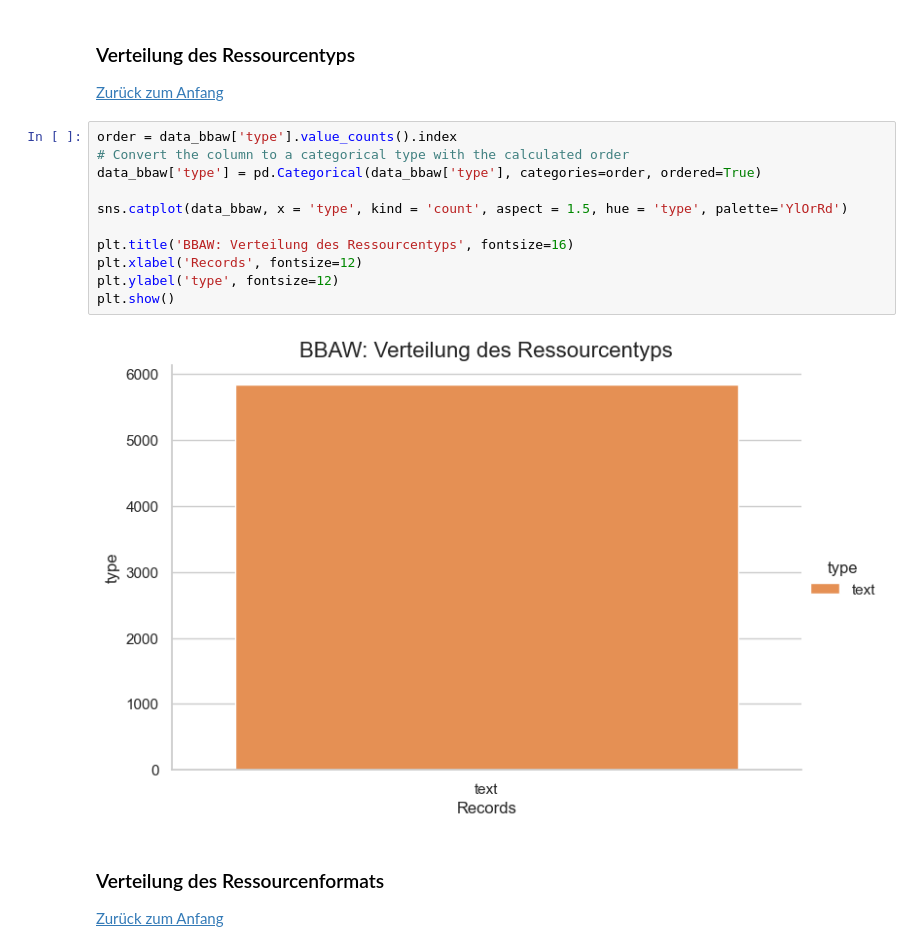
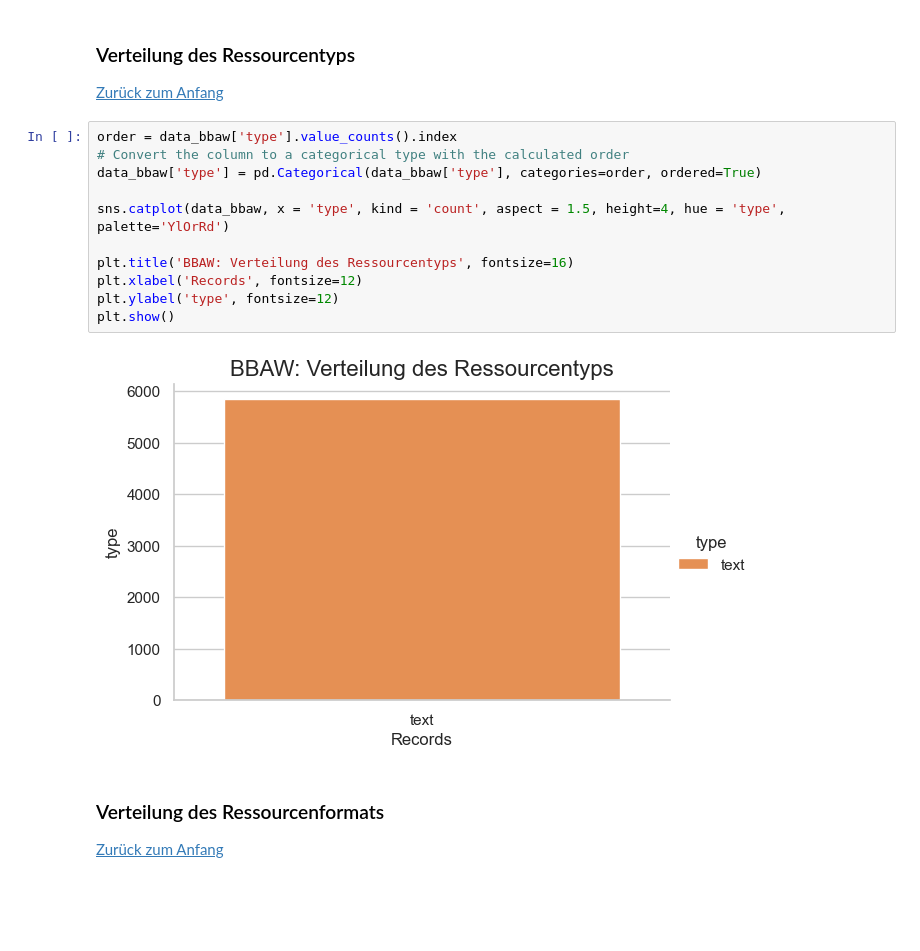
Before and after one commit to MarieMaurerDDM/research_data_repositories, a Jupyter notebook: src/visualizations/visuals_data_bbaw.ipynb, the cells around one changed output. Cells and saved outputs as stored; diff of their text form; blank space fills up the shorter version.

```diff
--- a/src/visualizations/visuals_data_bbaw.ipynb
+++ b/src/visualizations/visuals_data_bbaw.ipynb
@@ -221,16 +221,16 @@ plt.show()
 # %%
 order = data_bbaw['type'].value_counts().index
 # Convert the column to a categorical type with the calculated order
 data_bbaw['type'] = pd.Categorical(data_bbaw['type'], categories=order, ordered=True)
 
-sns.catplot(data_bbaw, x = 'type', kind = 'count', aspect = 1.5, hue = 'type', palette='YlOrRd')
+sns.catplot(data_bbaw, x = 'type', kind = 'count', aspect = 1.5, height=4, hue = 'type', palette='YlOrRd')
 
 plt.title('BBAW: Verteilung des Ressourcentyps', fontsize=16)
 plt.xlabel('Records', fontsize=12)
 plt.ylabel('type', fontsize=12)
 plt.show()
 # %% [output]
-[figure, old version]
+[figure, new version]
 # %% [markdown]
 <a id="2.8"></a>
 ### Verteilung des Ressourcenformats
```
Also changed, not shown: parts of 13 cells of this notebook, 2 other files.
